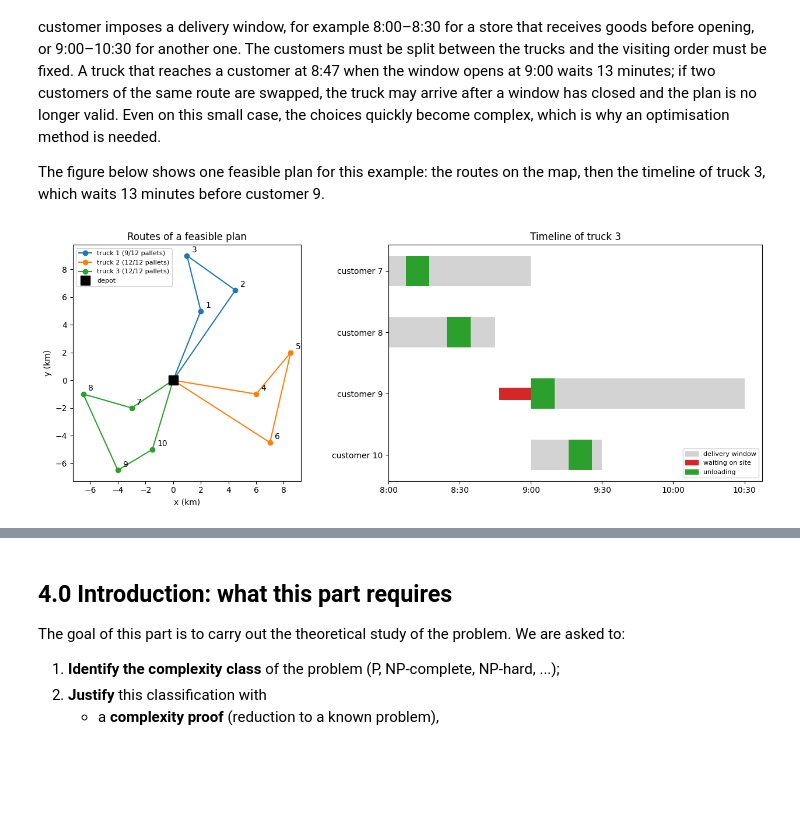
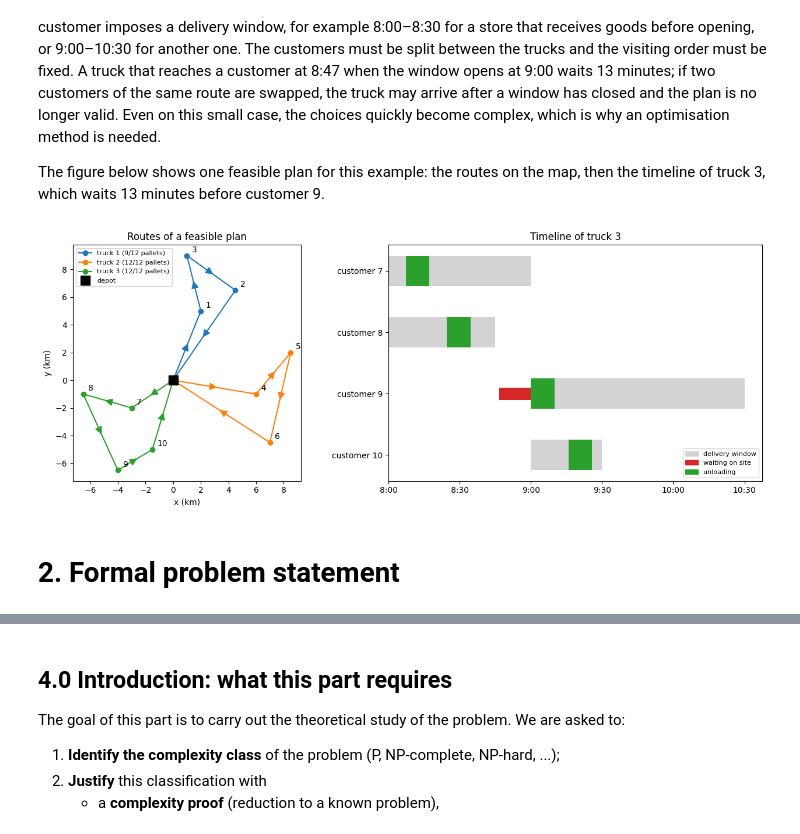
Before and after one commit to sharaf-omar/CVRPTW, a Jupyter notebook: CVRPTW_D1.ipynb, the cells around one changed output, grey strips where cells are left out. Cells and saved outputs as stored; diff of their text form; code cells hidden in the pictures; blank space fills up the shorter version.

```diff
--- a/CVRPTW_D1.ipynb
+++ b/CVRPTW_D1.ipynb
@@ -75,31 +73,39 @@ fig, (ax1, ax2) = plt.subplots(1, 2, figsize=(13, 5), gridspec_kw={"width_ratios
 for k, route in enumerate(routes):
     path = coords[[0, *route, 0]]
     load = sum(demand[c] for c in route)
     ax1.plot(path[:, 0], path[:, 1], "-o", color=colors[k], label=f"truck {k + 1} ({load}/12 pallets)")
+    # Direction arrow in the middle of each leg (depot -> customers -> depot)
+    for start, end in zip(path[:-1], path[1:]):
+        middle = (start + end) / 2
+        step = (end - start) / np.linalg.norm(end - start) * 0.3
+        ax1.annotate("", xy=middle + step, xytext=middle - step,
+                     arrowprops=dict(arrowstyle="-|>", color=colors[k], lw=1.5, mutation_scale=18))
 ax1.plot(0, 0, "ks", ms=12, label="depot")
 for i in range(1, 11):
     ax1.annotate(str(i), coords[i], xytext=(6, 4), textcoords="offset points")
 ax1.set(title="Routes of a feasible plan", xlabel="x (km)", ylabel="y (km)", aspect="equal")
 ax1.legend(loc="upper left", fontsize=8)
 
 # Right: timeline of truck 3 (arrive, wait if early, unload)
 clock, prev = 0.0, 0
 for row, c in enumerate(routes[2]):
     arrival = clock + np.linalg.norm(coords[c] - coords[prev]) / SPEED
     start = max(arrival, window[c][0])
     a, b = window[c]
     ax2.barh(row, b - a, left=a, color="lightgray", height=0.5)
     if start > arrival:
         ax2.barh(row, start - arrival, left=arrival, color="tab:red", height=0.2)
     ax2.barh(row, SERVICE, left=start, color="tab:green", height=0.5)
     clock, prev = start + SERVICE, c
 ax2.set_yticks(range(4), [f"customer {c}" for c in routes[2]])
 ax2.set_xticks(range(0, 151, 30), ["8:00", "8:30", "9:00", "9:30", "10:00", "10:30"])
 ax2.invert_yaxis()
 ax2.set(title="Timeline of truck 3")
 ax2.legend(handles=[Patch(color=c, label=l) for c, l in [("lightgray", "delivery window"), ("tab:red", "waiting on site"), ("tab:green", "unloading")]],
            loc="lower right", fontsize=8)
 plt.tight_layout()
 plt.show()
 # %% [output]
-[figure, old version]
+[figure, new version]
+# %% [markdown]
+# 2. Formal problem statement
```
Also changed, not shown: parts of 36 cells of this notebook.
